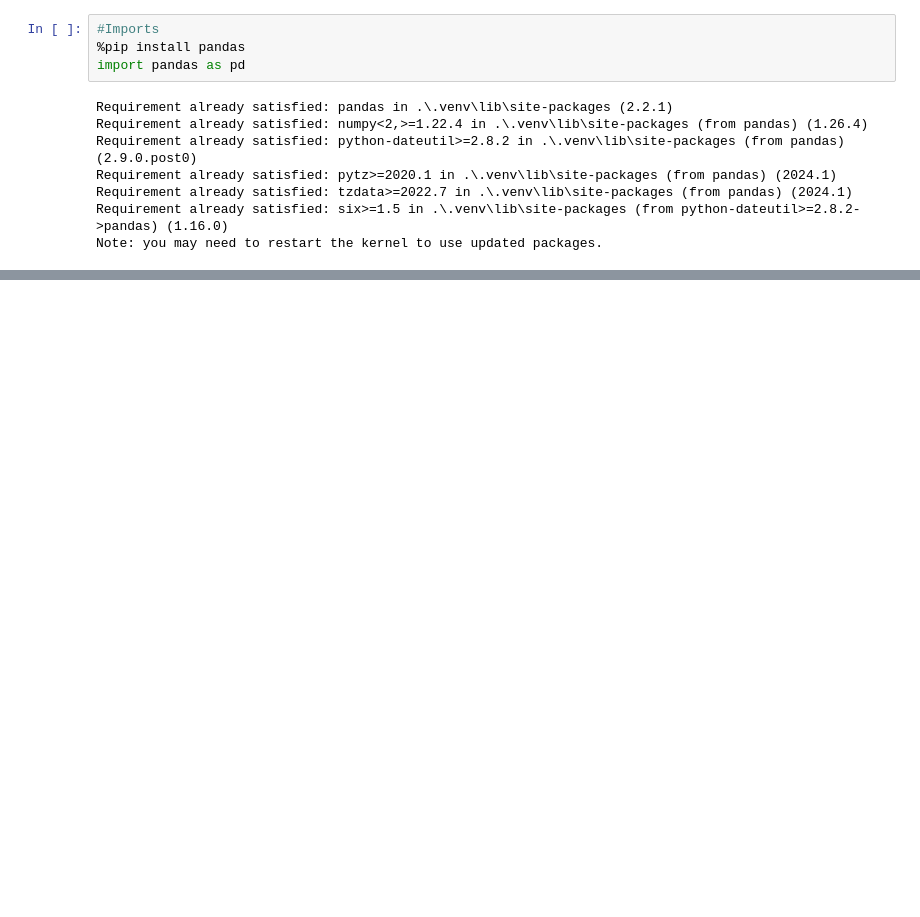
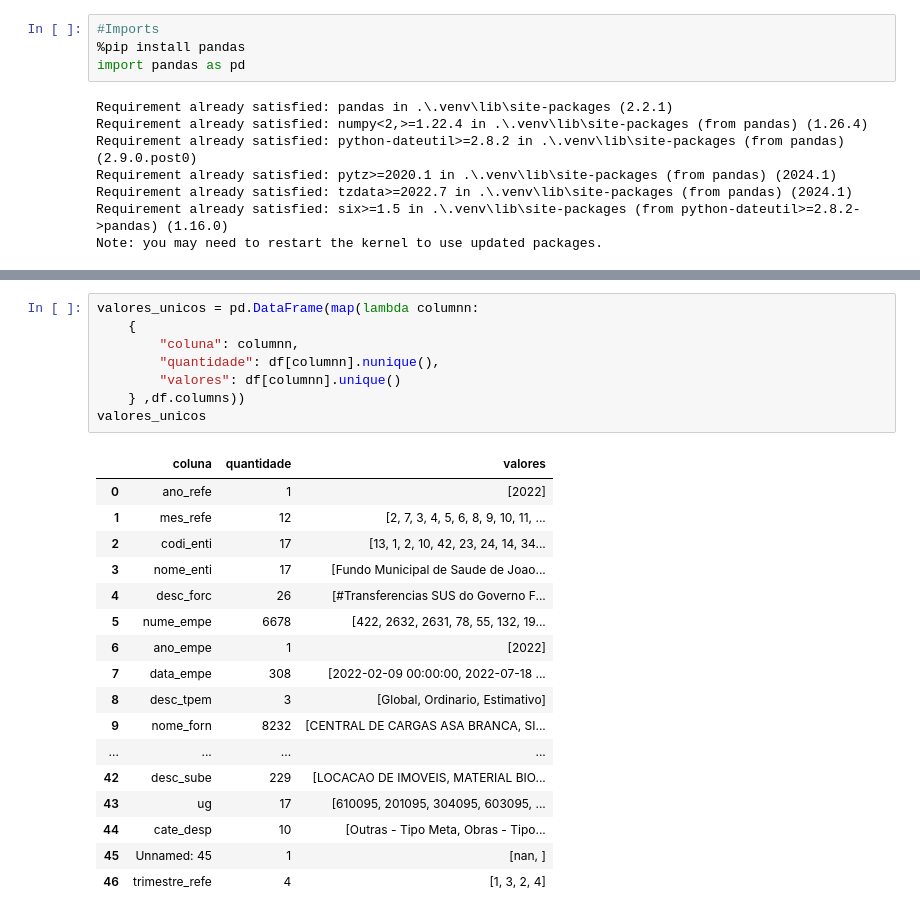
Before and after one commit to AIDA-Uniesp/analise_exploratoria_despesas_joao_pessoa, a Jupyter notebook: exploratoria_despesas.ipynb, the cells around one changed output, grey strips where cells are left out. Drawn from its saved outputs; the diff is of its cells as text; blank space fills up the shorter version.

```diff
--- a/exploratoria_despesas.ipynb
+++ b/exploratoria_despesas.ipynb
@@ -276,0 +39,26 @@ empenho_mes
+# %%
+valores_unicos = pd.DataFrame(map(lambda columnn:
+    {
+        "coluna": columnn,
+        "quantidade": df[columnn].nunique(),
+        "valores": df[columnn].unique()
+    } ,df.columns))
+valores_unicos
+# %% [output]
+|  | coluna | quantidade | valores |
+| 0 | ano_refe | 1 | [2022] |
+| 1 | mes_refe | 12 | [2, 7, 3, 4, 5, 6, 8, 9, 10, 11, ... |
+| 2 | codi_enti | 17 | [13, 1, 2, 10, 42, 23, 24, 14, 34... |
+| 3 | nome_enti | 17 | [Fundo Municipal de Saude de Joao... |
+| 4 | desc_forc | 26 | [#Transferencias SUS do Governo F... |
+| 5 | nume_empe | 6678 | [422, 2632, 2631, 78, 55, 132, 19... |
+| 6 | ano_empe | 1 | [2022] |
+| 7 | data_empe | 308 | [2022-02-09 00:00:00, 2022-07-18 ... |
+| 8 | desc_tpem | 3 | [Global, Ordinario, Estimativo] |
+| 9 | nome_forn | 8232 | [CENTRAL DE CARGAS ASA BRANCA, SI... |
+| ... | ... | ... | ... |
+| 42 | desc_sube | 229 | [LOCACAO DE IMOVEIS, MATERIAL BIO... |
+| 43 | ug | 17 | [610095, 201095, 304095, 603095, ... |
+| 44 | cate_desp | 10 | [Outras - Tipo Meta, Obras - Tipo... |
+| 45 | Unnamed: 45 | 1 | [nan, ] |
+| 46 | trimestre_refe | 4 | [1, 3, 2, 4] |
```
Also changed, not shown: parts of 38 cells of this notebook.
